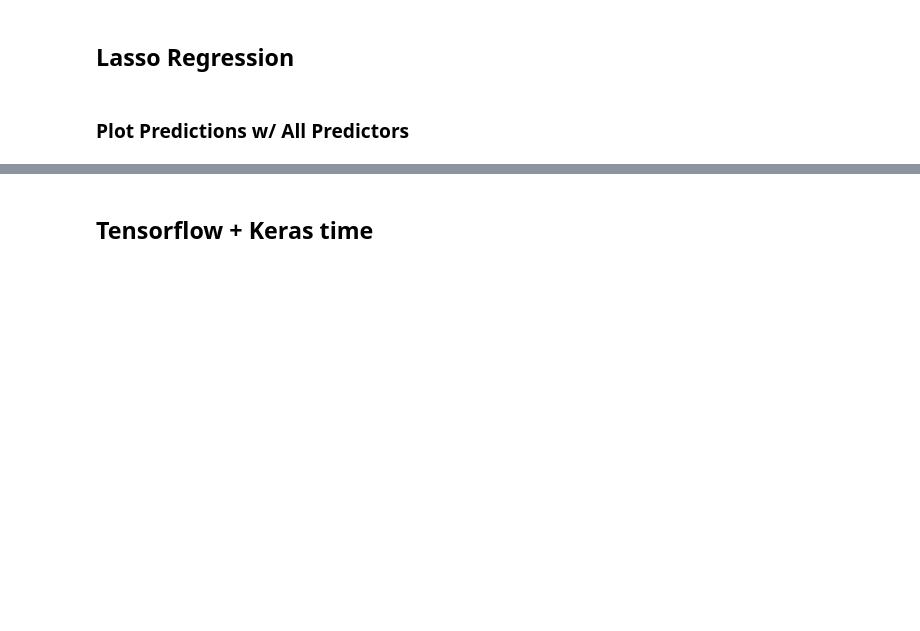
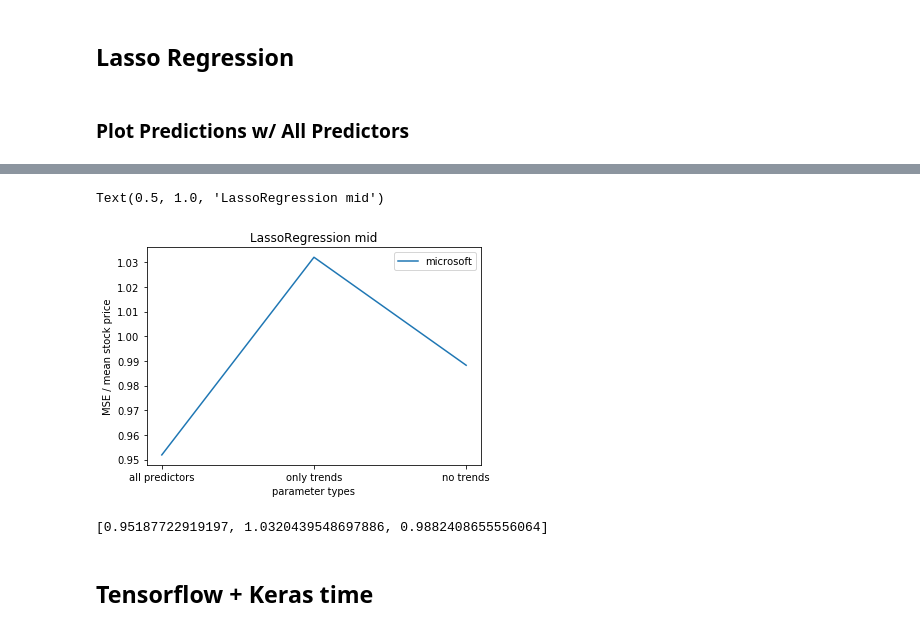
Before and after one commit to edwjchen/StockExploration, a Jupyter notebook: stockbot-Daily.ipynb, the cells around one changed output, grey strips where cells are left out. Drawn from its saved outputs; the diff is of its cells as text; code cells hidden in the pictures; blank space fills up the shorter version.

```diff
--- a/stockbot-Daily.ipynb
+++ b/stockbot-Daily.ipynb
@@ -598,3 +700,18 @@ for company in companies[2:3]:
+# %%
+y_col = "mid"
+model = "LassoRegression"
+plt.plot(["all predictors", "only trends", "no trends"], [52.35324760555835/55, 56.76241751783837/55, 54.35324760555835/55], label=company)
+plt.xlabel("parameter types")
+plt.ylabel("MSE / mean stock price")
+plt.legend()
+plt.title(model + " " + y_col)
+# %% [output]
+Text(0.5, 1.0, 'LassoRegression mid')
+[figure, added]
+# %%
+[52.35324760555835/55, 56.76241751783837/55, 54.35324760555835/55]
+# %% [output]
+[0.95187722919197, 1.0320439548697886, 0.9882408655556064]
 # %% [markdown]
 ## Tensorflow + Keras time
 # %%
```
Also changed, not shown: parts of 8 cells of this notebook, 1 other file.
